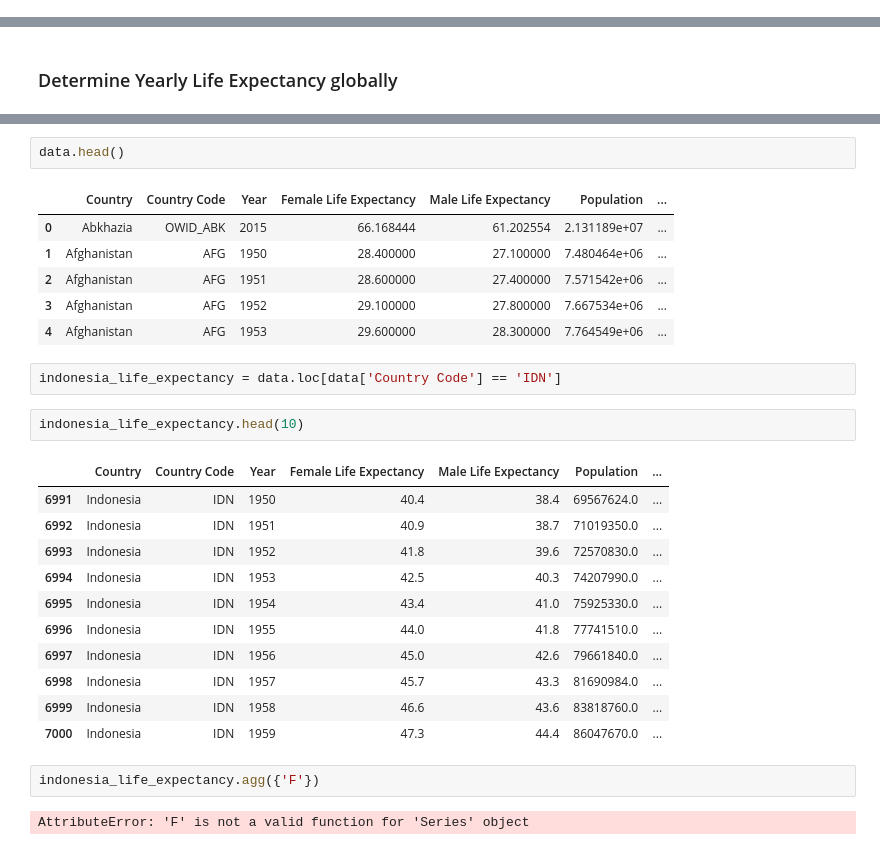
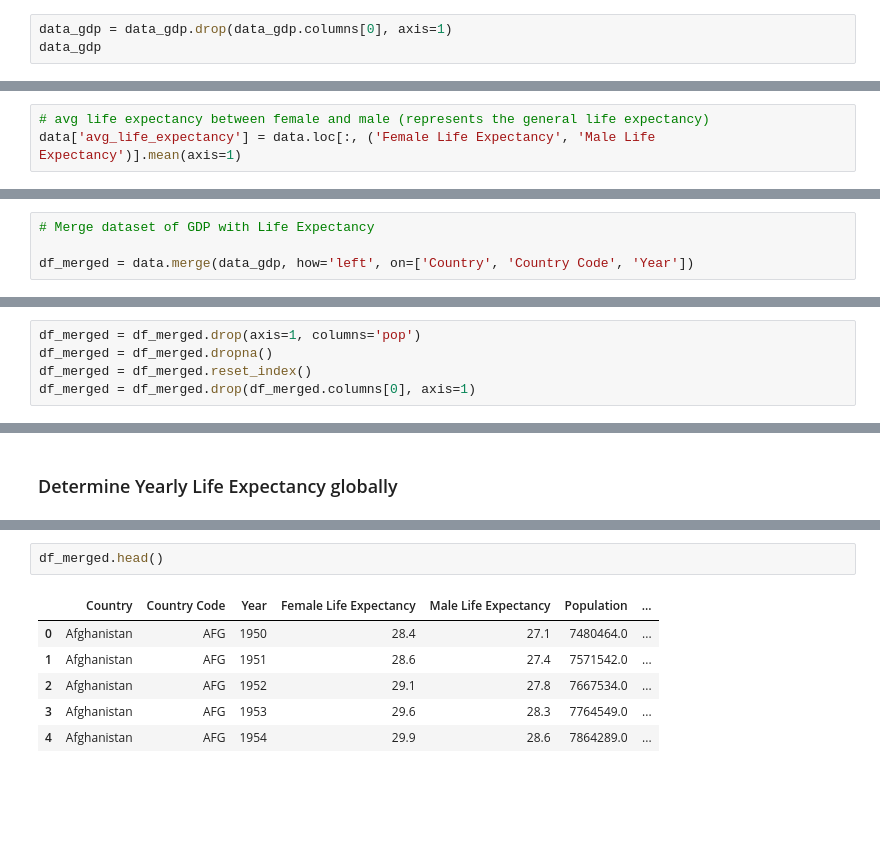
Before and after one commit to kunkoala/Life_Expectancy_Project, a Jupyter notebook: Life_Expectancy.ipynb, the cells around one changed output, grey strips where cells are left out. Saved outputs shown, nothing was run; the diff lists cells and outputs as text; blank space fills up the shorter version.

```diff
--- a/Life_Expectancy.ipynb
+++ b/Life_Expectancy.ipynb
@@ -88,0 +101,3 @@ data.sort_values(by=data.columns[3], ascending=False)
+# %%
+data_gdp = data_gdp.drop(data_gdp.columns[0], axis=1)
+data_gdp
@@ -88,0 +130,3 @@ data.sort_values(by=data.columns[3], ascending=False)
+# %%
+# avg life expectancy between female and male (represents the general life expectancy)
+data['avg_life_expectancy'] = data.loc[:, ('Female Life Expectancy', 'Male Life Expectancy')].mean(axis=1)
@@ -88,0 +142,4 @@ data.sort_values(by=data.columns[3], ascending=False)
+# %%
+# Merge dataset of GDP with Life Expectancy
+
+df_merged = data.merge(data_gdp, how='left', on=['Country', 'Country Code', 'Year'])
@@ -88,0 +155,5 @@ data.sort_values(by=data.columns[3], ascending=False)
+# %%
+df_merged = df_merged.drop(axis=1, columns='pop')
+df_merged = df_merged.dropna()
+df_merged = df_merged.reset_index()
+df_merged = df_merged.drop(df_merged.columns[0], axis=1)
@@ -166,29 +245,9 @@ plt.show()
 # %%
-data.head()
+df_merged.head()
 # %% [output]
 |  | Country | Country Code | Year | Female Life Expectancy | Male Life Expectancy | Population | ... |
-| 0 | Abkhazia | OWID_ABK | 2015 | 66.168444 | 61.202554 | 2.131189e+07 | ... |
-| 1 | Afghanistan | AFG | 1950 | 28.400000 | 27.100000 | 7.480464e+06 | ... |
-| 2 | Afghanistan | AFG | 1951 | 28.600000 | 27.400000 | 7.571542e+06 | ... |
-| 3 | Afghanistan | AFG | 1952 | 29.100000 | 27.800000 | 7.667534e+06 | ... |
-| 4 | Afghanistan | AFG | 1953 | 29.600000 | 28.300000 | 7.764549e+06 | ... |
+| 0 | Afghanistan | AFG | 1950 | 28.4 | 27.1 | 7480464.0 | ... |
+| 1 | Afghanistan | AFG | 1951 | 28.6 | 27.4 | 7571542.0 | ... |
+| 2 | Afghanistan | AFG | 1952 | 29.1 | 27.8 | 7667534.0 | ... |
+| 3 | Afghanistan | AFG | 1953 | 29.6 | 28.3 | 7764549.0 | ... |
+| 4 | Afghanistan | AFG | 1954 | 29.9 | 28.6 | 7864289.0 | ... |
-# %%
-indonesia_life_expectancy = data.loc[data['Country Code'] == 'IDN']
-# %%
-indonesia_life_expectancy.head(10)
-# %% [output]
-|  | Country | Country Code | Year | Female Life Expectancy | Male Life Expectancy | Population | ... |
-| 6991 | Indonesia | IDN | 1950 | 40.4 | 38.4 | 69567624.0 | ... |
-| 6992 | Indonesia | IDN | 1951 | 40.9 | 38.7 | 71019350.0 | ... |
-| 6993 | Indonesia | IDN | 1952 | 41.8 | 39.6 | 72570830.0 | ... |
-| 6994 | Indonesia | IDN | 1953 | 42.5 | 40.3 | 74207990.0 | ... |
-| 6995 | Indonesia | IDN | 1954 | 43.4 | 41.0 | 75925330.0 | ... |
-| 6996 | Indonesia | IDN | 1955 | 44.0 | 41.8 | 77741510.0 | ... |
-| 6997 | Indonesia | IDN | 1956 | 45.0 | 42.6 | 79661840.0 | ... |
-| 6998 | Indonesia | IDN | 1957 | 45.7 | 43.3 | 81690984.0 | ... |
-| 6999 | Indonesia | IDN | 1958 | 46.6 | 43.6 | 83818760.0 | ... |
-| 7000 | Indonesia | IDN | 1959 | 47.3 | 44.4 | 86047670.0 | ... |
-# %%
-indonesia_life_expectancy.agg({'F'})
-# %% [output]
-AttributeError: 'F' is not a valid function for 'Series' object
```
Also changed, not shown: parts of 41 cells of this notebook, 1 other file.
